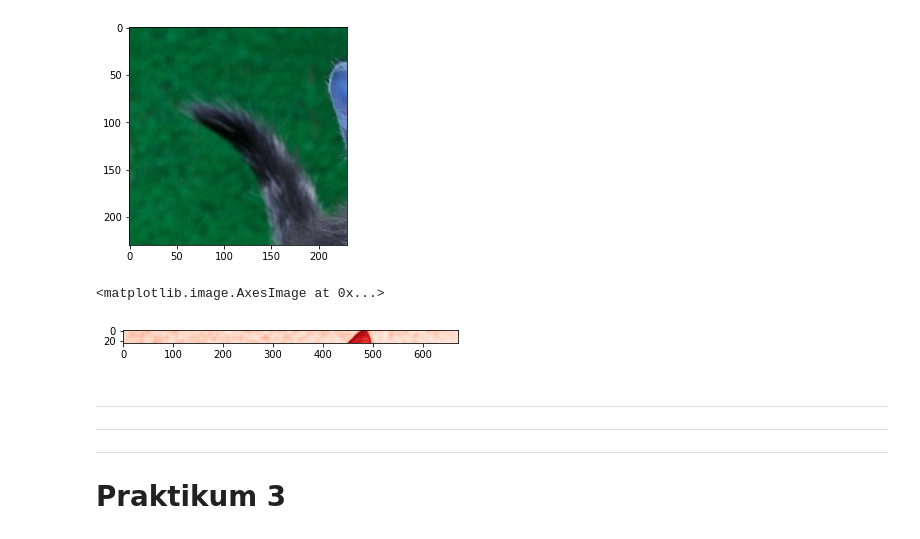
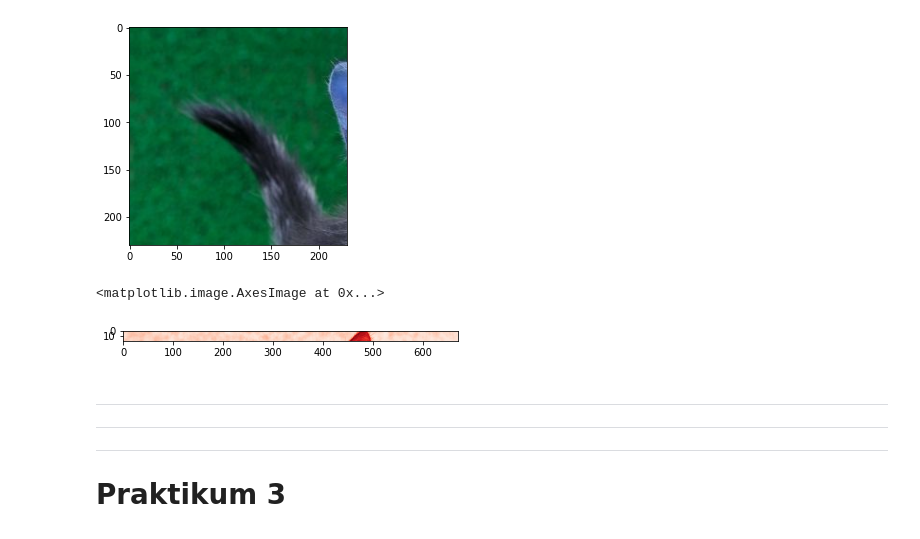
Before and after one commit to Qitaa/PCVK_Genap_2022, a Jupyter notebook: Week2.ipynb, the cells around one changed output. Saved outputs shown, nothing was run; the diff lists cells and outputs as text; code cells hidden in the pictures.

```diff
--- a/Week2.ipynb
+++ b/Week2.ipynb
@@ -116,10 +116,10 @@ plt.imshow(img_size)
 [figure]
 # %%
 img_green = cv.imread('/content/drive/MyDrive/PCVK/Images/kitten01.jpg',cv.IMREAD_GRAYSCALE)
-plt.imshow(img_green[5:30], cmap='Reds')
+plt.imshow(img_green[7:27], cmap='Reds')
 # %% [output]
 <matplotlib.image.AxesImage at 0x...>
-[figure, old version]
+[figure, new version]
 # %% [markdown]
 
 
```
